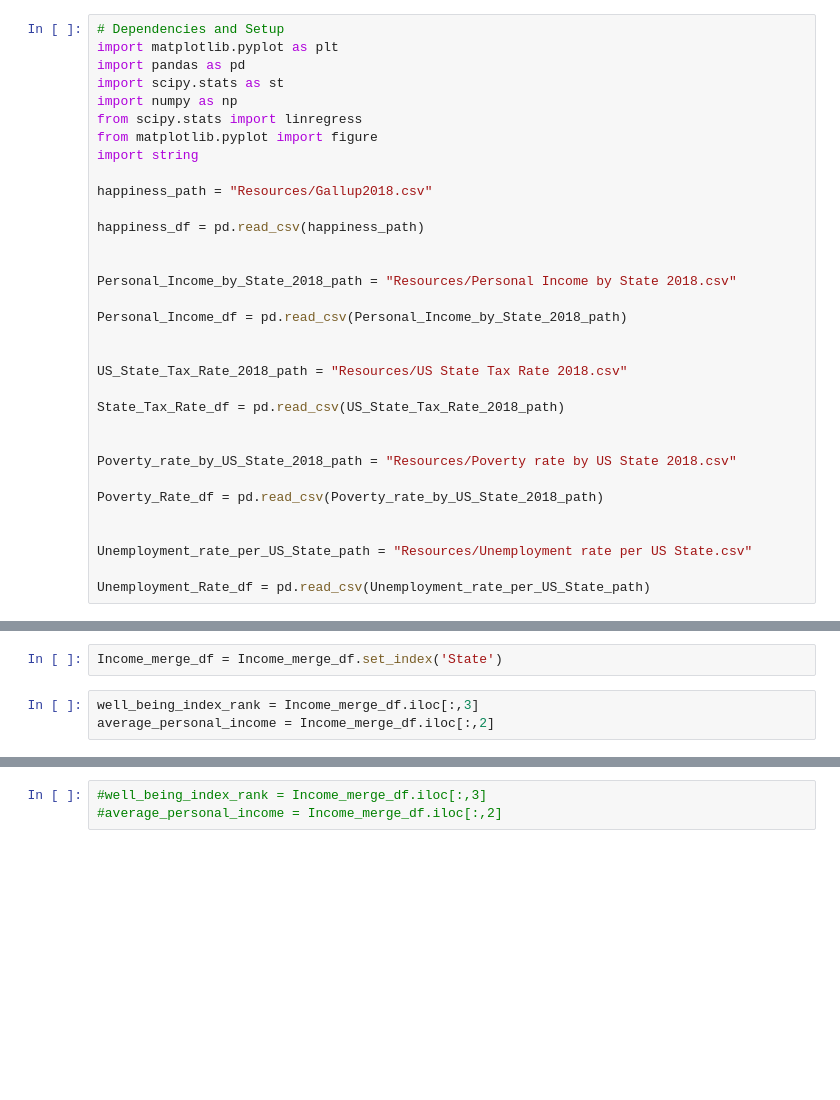
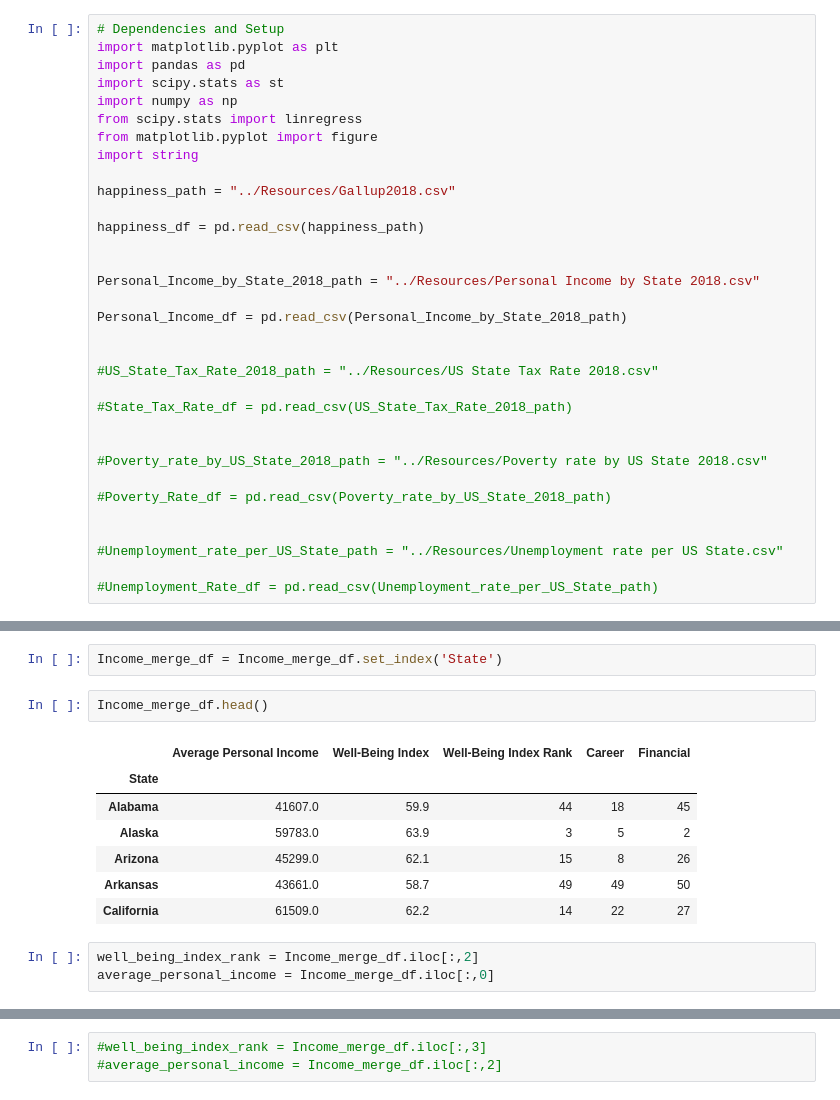
Before and after one commit to apfleegor/project-1-group-4, a Jupyter notebook: Code/DrewCode1.ipynb, the cells around one changed output, grey strips where cells are left out. Cells and saved outputs as stored; diff of their text form; blank space fills up the shorter version.

```diff
--- a/Code/DrewCode1.ipynb
+++ b/Code/DrewCode1.ipynb
@@ -8,29 +8,29 @@ from scipy.stats import linregress
 from matplotlib.pyplot import figure
 import string
 
-happiness_path = "Resources/Gallup2018.csv"
+happiness_path = "../Resources/Gallup2018.csv"
 
 happiness_df = pd.read_csv(happiness_path)
 
 
-Personal_Income_by_State_2018_path = "Resources/Personal Income by State 2018.csv"
+Personal_Income_by_State_2018_path = "../Resources/Personal Income by State 2018.csv"
 
 Personal_Income_df = pd.read_csv(Personal_Income_by_State_2018_path)
 
 
-US_State_Tax_Rate_2018_path = "Resources/US State Tax Rate 2018.csv"
+#US_State_Tax_Rate_2018_path = "../Resources/US State Tax Rate 2018.csv"
 
-State_Tax_Rate_df = pd.read_csv(US_State_Tax_Rate_2018_path)
+#State_Tax_Rate_df = pd.read_csv(US_State_Tax_Rate_2018_path)
 
 
-Poverty_rate_by_US_State_2018_path = "Resources/Poverty rate by US State 2018.csv"
+#Poverty_rate_by_US_State_2018_path = "../Resources/Poverty rate by US State 2018.csv"
 
-Poverty_Rate_df = pd.read_csv(Poverty_rate_by_US_State_2018_path)
+#Poverty_Rate_df = pd.read_csv(Poverty_rate_by_US_State_2018_path)
 
 
-Unemployment_rate_per_US_State_path = "Resources/Unemployment rate per US State.csv"
+#Unemployment_rate_per_US_State_path = "../Resources/Unemployment rate per US State.csv"
 
-Unemployment_Rate_df = pd.read_csv(Unemployment_rate_per_US_State_path)
+#Unemployment_Rate_df = pd.read_csv(Unemployment_rate_per_US_State_path)
 # %%
 Income_merge_df = pd.merge(Personal_Income_df, happiness_df, on='State', how='inner')
 Income_merge_df
@@ -48,5 +94,15 @@ Income_merge_df.describe()
 # %%
 Income_merge_df = Income_merge_df.set_index('State')
+# %%
+Income_merge_df.head()
+# %% [output]
+|  | Average Personal Income | Well-Being Index | Well-Being Index Rank | Career | Financial |
+| State |  |  |  |  |  |
+| Alabama | 41607.0 | 59.9 | 44 | 18 | 45 |
+| Alaska | 59783.0 | 63.9 | 3 | 5 | 2 |
+| Arizona | 45299.0 | 62.1 | 15 | 8 | 26 |
+| Arkansas | 43661.0 | 58.7 | 49 | 49 | 50 |
+| California | 61509.0 | 62.2 | 14 | 22 | 27 |
 # %%
-well_being_index_rank = Income_merge_df.iloc[:,3]
-average_personal_income = Income_merge_df.iloc[:,2]
+well_being_index_rank = Income_merge_df.iloc[:,2]
+average_personal_income = Income_merge_df.iloc[:,0]
```
Also changed, not shown: parts of 6 cells of this notebook, 2 other files.
